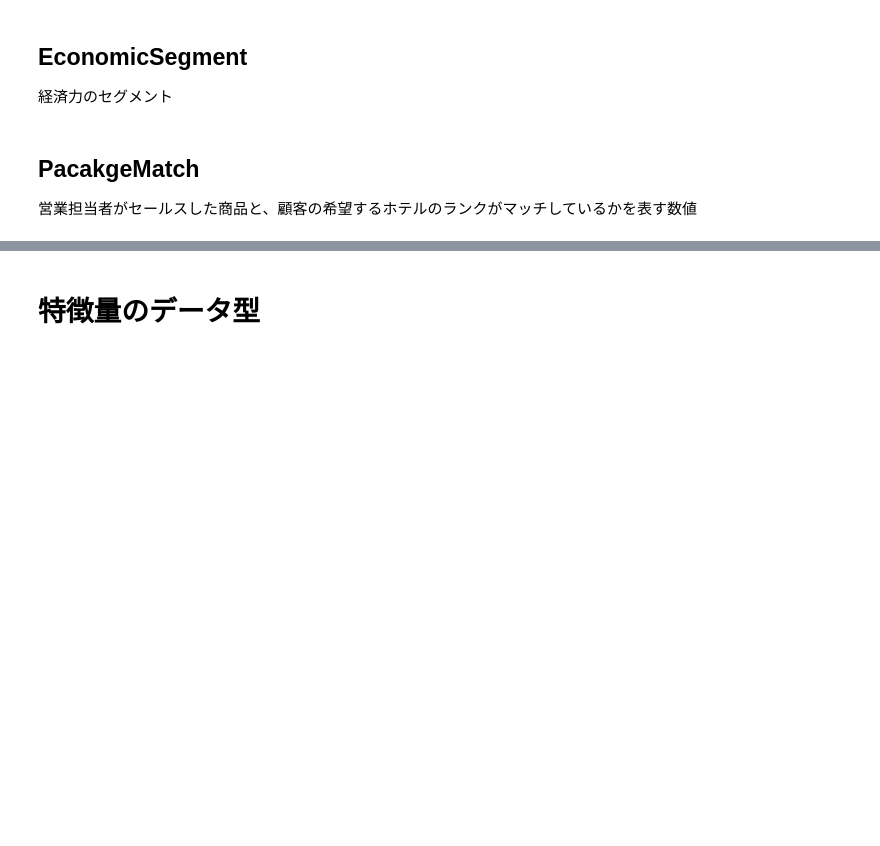
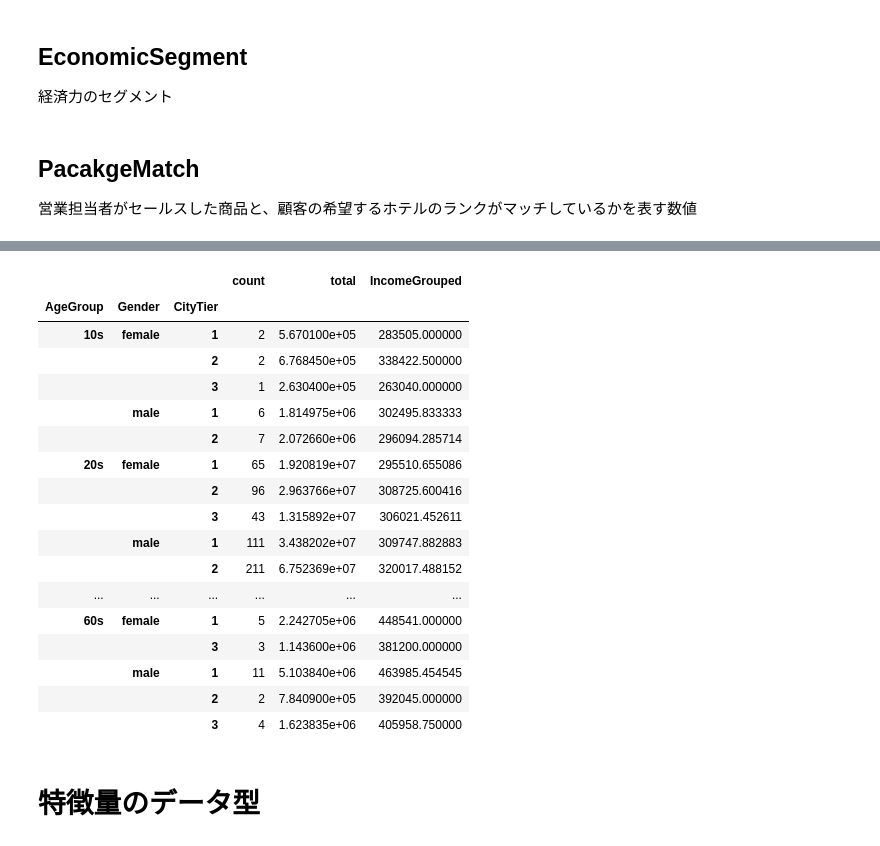
Before and after one commit to RickHub0115/SIGNATE-Summer-Cup-2024, a Jupyter notebook: scr/feature_engineering/feature_engineering.ipynb, the cells around one changed output, grey strips where cells are left out. Cells and saved outputs as stored; diff of their text form; code cells hidden in the pictures; blank space fills up the shorter version.

```diff
--- a/scr/feature_engineering/feature_engineering.ipynb
+++ b/scr/feature_engineering/feature_engineering.ipynb
@@ -142,0 +153,12 @@ df_train[['PackageMatch', 'ProductPitched', 'PreferredPropertyStar']]
+# %%
+tmp_train = df_train.groupby(by=['AgeGroup', 'Gender', 'CityTier']).agg(
+    count = ('id', 'count'),
+    total = ('MonthlyIncome', 'sum')
+)
+tmp_train['IncomeGrouped'] = tmp_train['total'] / tmp_train['count']
+
+tmp_test = df_test.groupby(by=['AgeGroup', 'Gender', 'CityTier']).agg(
+    count = ('id', 'count'),
+    total = ('MonthlyIncome', 'sum')
+)
+tmp_test['IncomeGrouped'] = tmp_test['total'] / tmp_test['count']
@@ -143,3 +180,24 @@ df_train[['PackageMatch', 'ProductPitched', 'PreferredPropertyStar']]
+# %%
+tmp_train
+# %% [output]
+|  |  |  | count | total | IncomeGrouped |
+| AgeGroup | Gender | CityTier |  |  |  |
+| 10s | female | 1 | 2 | 5.670100e+05 | 283505.000000 |
+|  |  | 2 | 2 | 6.768450e+05 | 338422.500000 |
+|  |  | 3 | 1 | 2.630400e+05 | 263040.000000 |
+|  | male | 1 | 6 | 1.814975e+06 | 302495.833333 |
+|  |  | 2 | 7 | 2.072660e+06 | 296094.285714 |
+| 20s | female | 1 | 65 | 1.920819e+07 | 295510.655086 |
+|  |  | 2 | 96 | 2.963766e+07 | 308725.600416 |
+|  |  | 3 | 43 | 1.315892e+07 | 306021.452611 |
+|  | male | 1 | 111 | 3.438202e+07 | 309747.882883 |
+|  |  | 2 | 211 | 6.752369e+07 | 320017.488152 |
+| ... | ... | ... | ... | ... | ... |
+| 60s | female | 1 | 5 | 2.242705e+06 | 448541.000000 |
+|  |  | 3 | 3 | 1.143600e+06 | 381200.000000 |
+|  | male | 1 | 11 | 5.103840e+06 | 463985.454545 |
+|  |  | 2 | 2 | 7.840900e+05 | 392045.000000 |
+|  |  | 3 | 4 | 1.623835e+06 | 405958.750000 |
 # %% [markdown]
 # 特徴量のデータ型
 # %%
```
Also changed, not shown: parts of 7 cells of this notebook, 1 other file.
